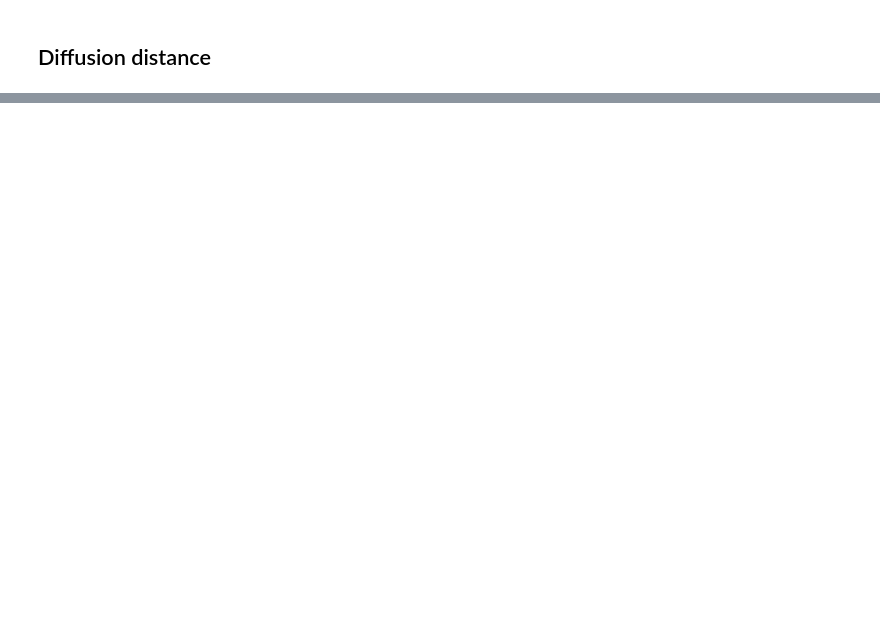
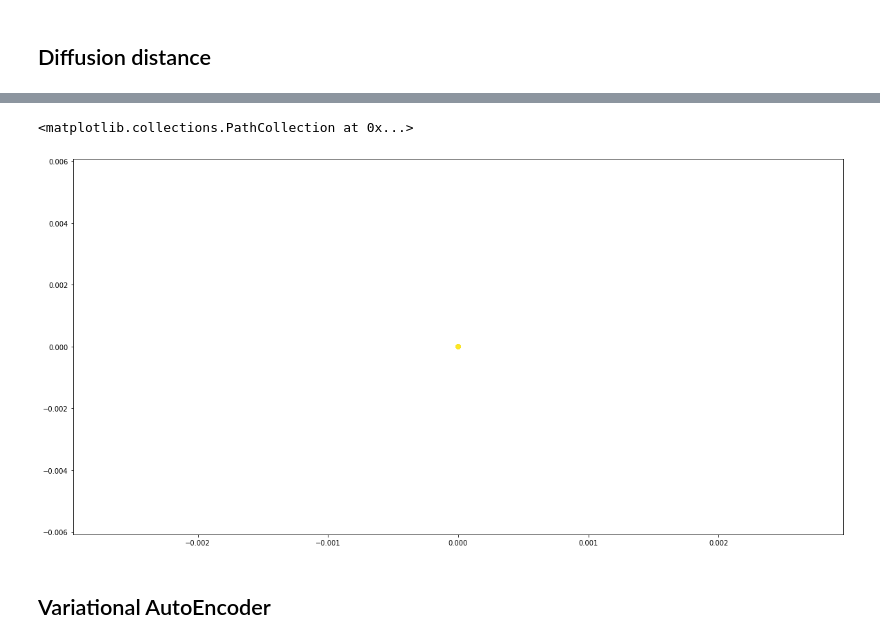
Before and after one commit to cyang389/JointTI, a Jupyter notebook: integration.ipynb, the cells around one changed output, grey strips where cells are left out. Drawn from its saved outputs; the diff is of its cells as text; code cells hidden in the pictures; blank space fills up the shorter version.

Commit message:
train

```diff
--- a/integration.ipynb
+++ b/integration.ipynb
@@ -180,0 +154,7 @@ ax.scatter(diffu[:,1], diffu[:,2])
+# %%
+def test(model):
+#     model.test()
+    atac_lsi = latent_semantic_indexing(atac, k=1000)
+    _, _, z = model(torch.FloatTensor(atac_lsi).to(device), torch.FloatTensor(rna).to(device))
+    z = z.detach().cpu().numpy()
+    return z
@@ -180,0 +163,11 @@ ax.scatter(diffu[:,1], diffu[:,2])
+# %%
+data_loader = DataLoader(dataset, shuffle=True, batch_size=32)
+
+model_ae = AutoEncoder(in_channels_atac=1000, in_channels_rna=rna.shape[1], latent_channels_atac=8, latent_channels_rna=8, latent_channels_z=2).to(device)
+optimizer = torch.optim.Adam(model_ae.parameters(), lr=1e-4, weight_decay=0.01)
+
+for epoch in range(0, 51):
+
+    loss, l1, l2, l3, l4 = train(model_ae)
+    if epoch % 10 == 0:
+        print("Epoch: ", epoch, "Total loss:", loss, "Recon RNA loss: ", l1, "Recon ATAC loss: ", l2, "Dist RNA loss: ", l3, "Dist ATAC loss", l4)
@@ -180,0 +191,10 @@ ax.scatter(diffu[:,1], diffu[:,2])
+# %%
+z = test(model_ae)
+fig = plt.figure(figsize = (20,10))
+ax = fig.add_subplot()
+ax.scatter(z[:,0], z[:,1], c=np.arange(rna.shape[0]))
+# %% [output]
+<matplotlib.collections.PathCollection at 0x...>
+[figure, added]
+# %% [markdown]
+## Variational AutoEncoder
```
Also changed, not shown: parts of 35 cells of this notebook, 2 other files.
